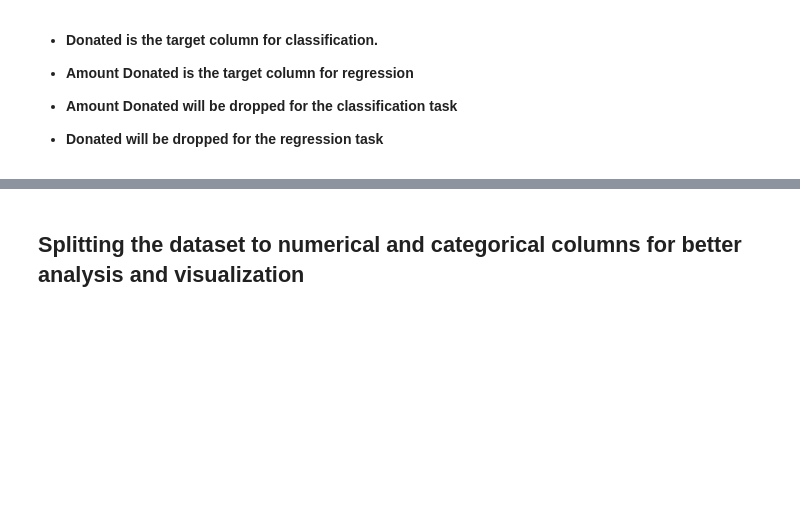
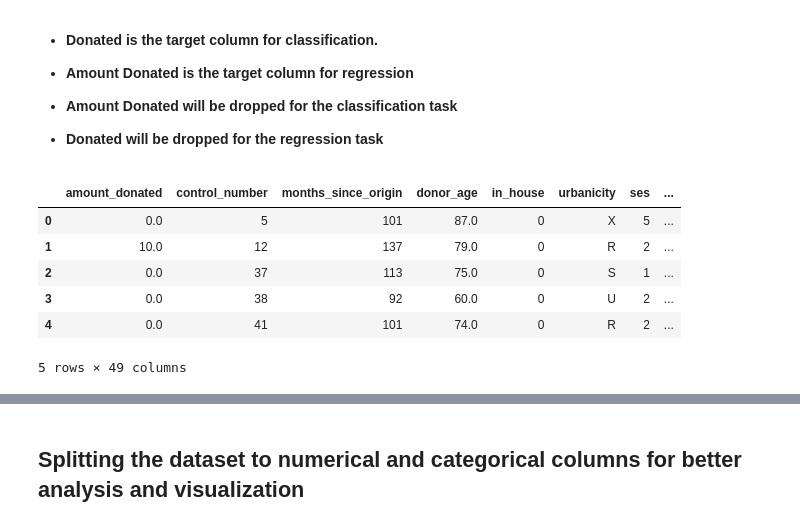
Before and after one commit to jindukwentua/Applying-Machine-Learning-to-Charity-donations, a Jupyter notebook: notebook/analysis.ipynb, the cells around one changed output, grey strips where cells are left out. Drawn from its saved outputs; the diff is of its cells as text; code cells hidden in the pictures; blank space fills up the shorter version.

```diff
--- a/notebook/analysis.ipynb
+++ b/notebook/analysis.ipynb
@@ -974,2 +976,12 @@ def drop_column(column_name, data):
+# %%
+reg_train_data.head()
+# %% [output]
+|  | amount_donated | control_number | months_since_origin | donor_age | in_house | urbanicity | ses | ... |
+| 0 | 0.0 | 5 | 101 | 87.0 | 0 | X | 5 | ... |
+| 1 | 10.0 | 12 | 137 | 79.0 | 0 | R | 2 | ... |
+| 2 | 0.0 | 37 | 113 | 75.0 | 0 | S | 1 | ... |
+| 3 | 0.0 | 38 | 92 | 60.0 | 0 | U | 2 | ... |
+| 4 | 0.0 | 41 | 101 | 74.0 | 0 | R | 2 | ... |
+5 rows × 49 columns
 # %%
 train_data = drop_column('amount_donated',train_data)
```
Also changed, not shown: parts of 32 cells of this notebook, 1 other file.
